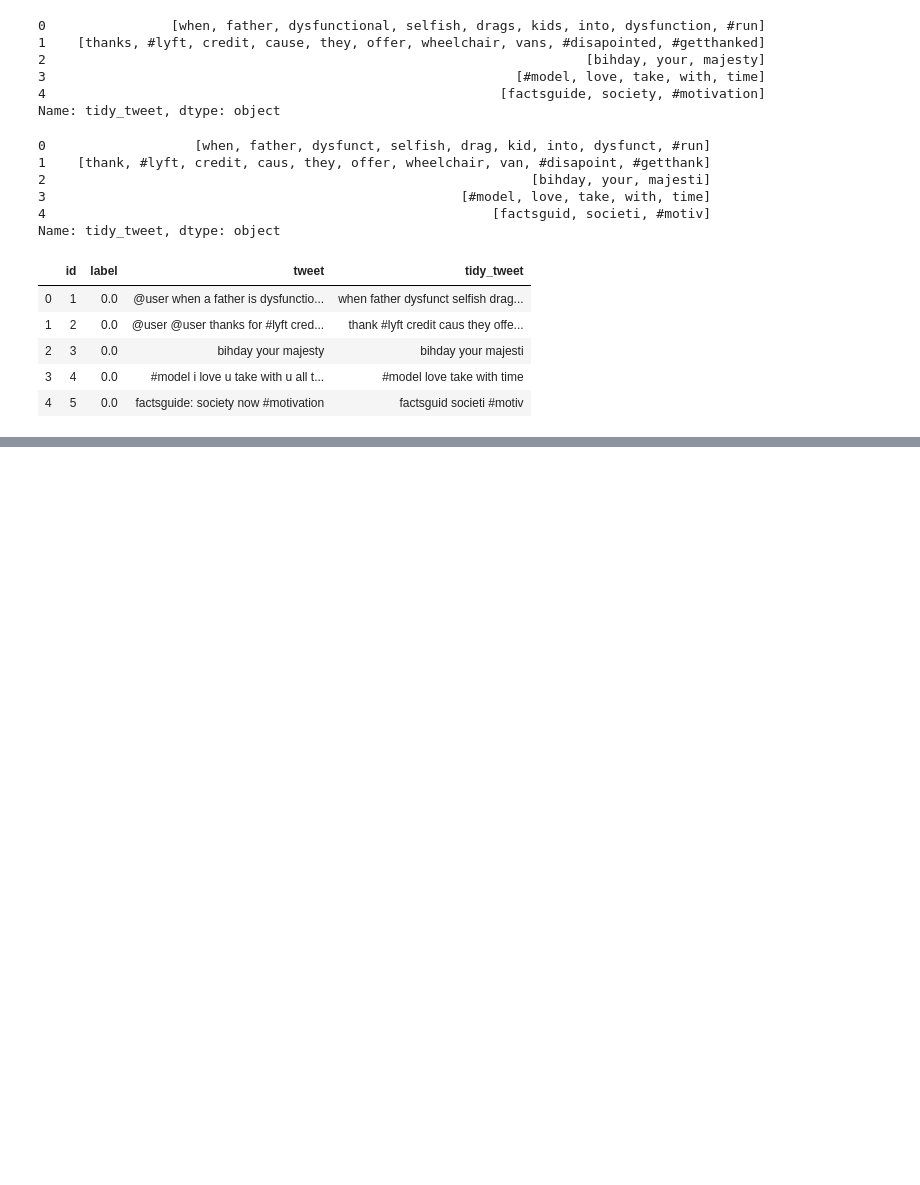
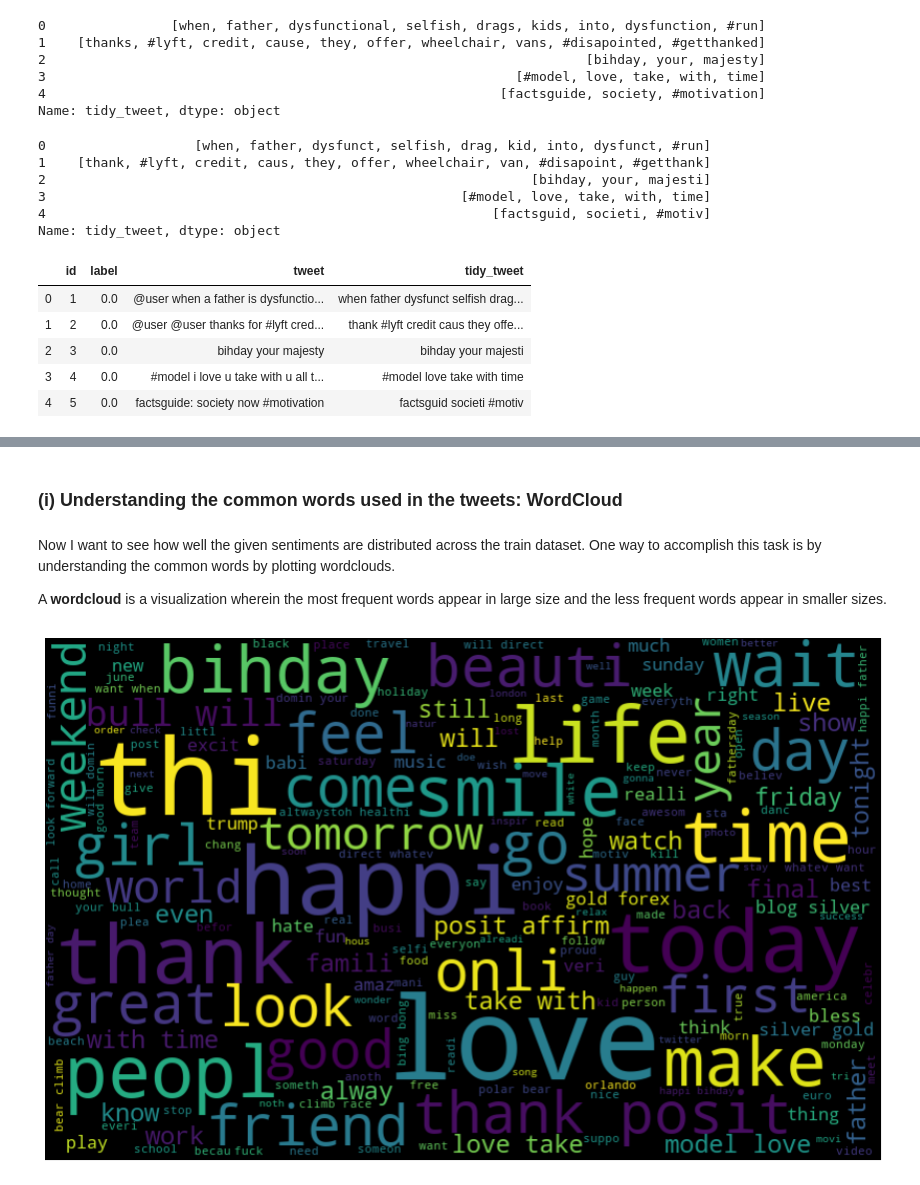
Before and after one commit to deepakmarichi/Twitter-Sentiment-Analysis, a Jupyter notebook: Twitter-Sentiment-Analysis.ipynb, the cells around one changed output, grey strips where cells are left out. Cells and saved outputs as stored; diff of their text form; code cells hidden in the pictures; blank space fills up the shorter version.

Commit message:
Visualization

```diff
--- a/Twitter-Sentiment-Analysis.ipynb
+++ b/Twitter-Sentiment-Analysis.ipynb
@@ -217,0 +228,16 @@ combined.head()
+# %% [markdown]
+### (i) Understanding the common words used in the tweets: WordCloud
+# %% [markdown]
+Now I want to see how well the given sentiments are distributed across the train dataset. One way to accomplish this task is by understanding the common words by plotting wordclouds.
+
+A **wordcloud** is a visualization wherein the most frequent words appear in large size and the less frequent words appear in smaller sizes.
+# %%
+all_words = ' '.join(text for text in combined["tidy_tweet"])
+from wordcloud import WordCloud
+word_cloud = WordCloud(width=800, height=500, random_state=21, max_font_size=110).generate(all_words)
+plt.figure(figsize=(15, 10))
+plt.imshow(word_cloud, interpolation="bilinear")
+plt.axis('off')
+plt.show()
+# %% [output]
+[figure, added]
```
Also changed, not shown: parts of 20 cells of this notebook.
